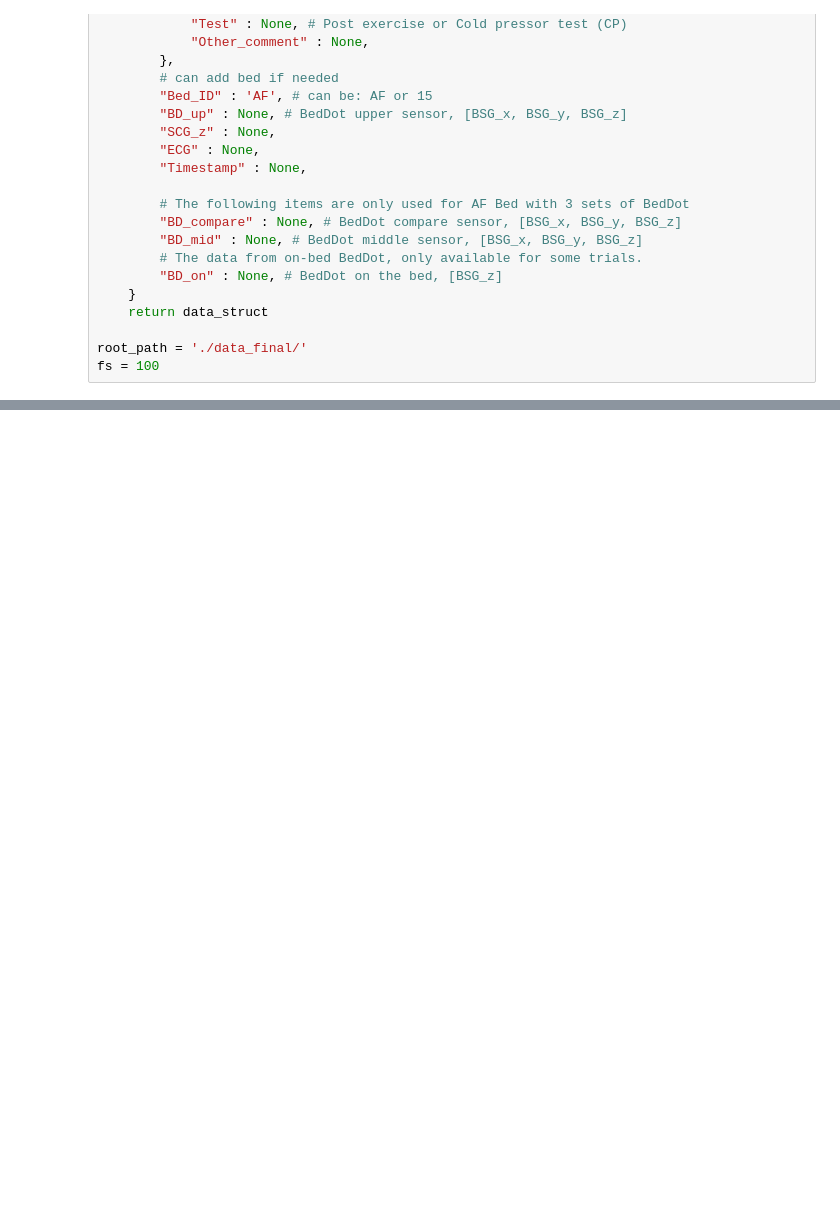
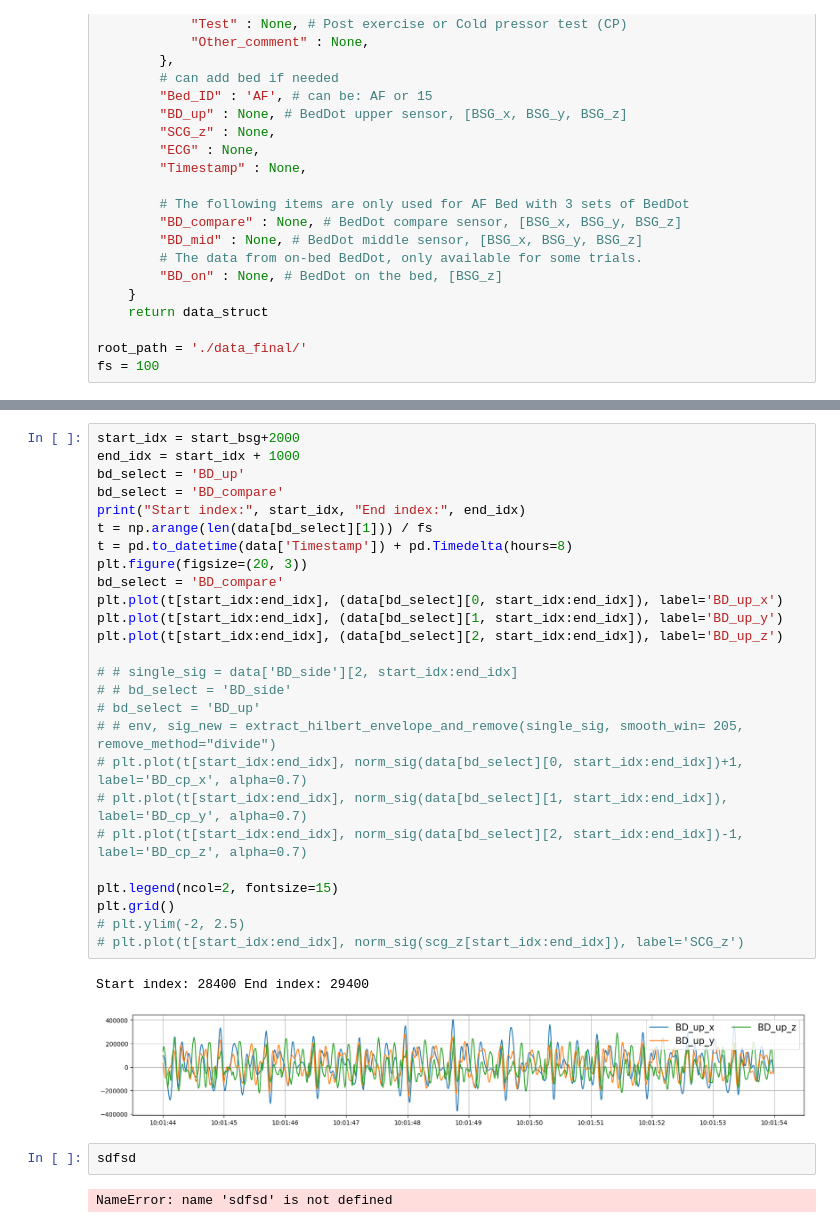
Before and after one commit to ZYY0844/CoreDemo_YY, a Jupyter notebook: data_final/data_visual.ipynb, the cells around one changed output, grey strips where cells are left out. Drawn from its saved outputs; the diff is of its cells as text; blank space fills up the shorter version.

```diff
--- a/data_final/data_visual.ipynb
+++ b/data_final/data_visual.ipynb
@@ -95,0 +186,33 @@ Start index: 6000 End index: 7000
+# %%
+start_idx = start_bsg+2000
+end_idx = start_idx + 1000
+bd_select = 'BD_up'
+bd_select = 'BD_compare'
+print("Start index:", start_idx, "End index:", end_idx)
+t = np.arange(len(data[bd_select][1])) / fs
+t = pd.to_datetime(data['Timestamp']) + pd.Timedelta(hours=8)
+plt.figure(figsize=(20, 3))
+bd_select = 'BD_compare'
+plt.plot(t[start_idx:end_idx], (data[bd_select][0, start_idx:end_idx]), label='BD_up_x')
+plt.plot(t[start_idx:end_idx], (data[bd_select][1, start_idx:end_idx]), label='BD_up_y')
+plt.plot(t[start_idx:end_idx], (data[bd_select][2, start_idx:end_idx]), label='BD_up_z')
+
+# # single_sig = data['BD_side'][2, start_idx:end_idx]
+# # bd_select = 'BD_side'
+# bd_select = 'BD_up'
+# # env, sig_new = extract_hilbert_envelope_and_remove(single_sig, smooth_win= 205, remove_method="divide")
+# plt.plot(t[start_idx:end_idx], norm_sig(data[bd_select][0, start_idx:end_idx])+1, label='BD_cp_x', alpha=0.7)
+# plt.plot(t[start_idx:end_idx], norm_sig(data[bd_select][1, start_idx:end_idx]), label='BD_cp_y', alpha=0.7)
+# plt.plot(t[start_idx:end_idx], norm_sig(data[bd_select][2, start_idx:end_idx])-1, label='BD_cp_z', alpha=0.7)
+
+plt.legend(ncol=2, fontsize=15)
+plt.grid()
+# plt.ylim(-2, 2.5)
+# plt.plot(t[start_idx:end_idx], norm_sig(scg_z[start_idx:end_idx]), label='SCG_z')
+# %% [output]
+Start index: 28400 End index: 29400
+[figure, added]
+# %%
+sdfsd
+# %% [output]
+NameError: name 'sdfsd' is not defined
```
Also changed, not shown: parts of 6 cells of this notebook, 19 other files.
